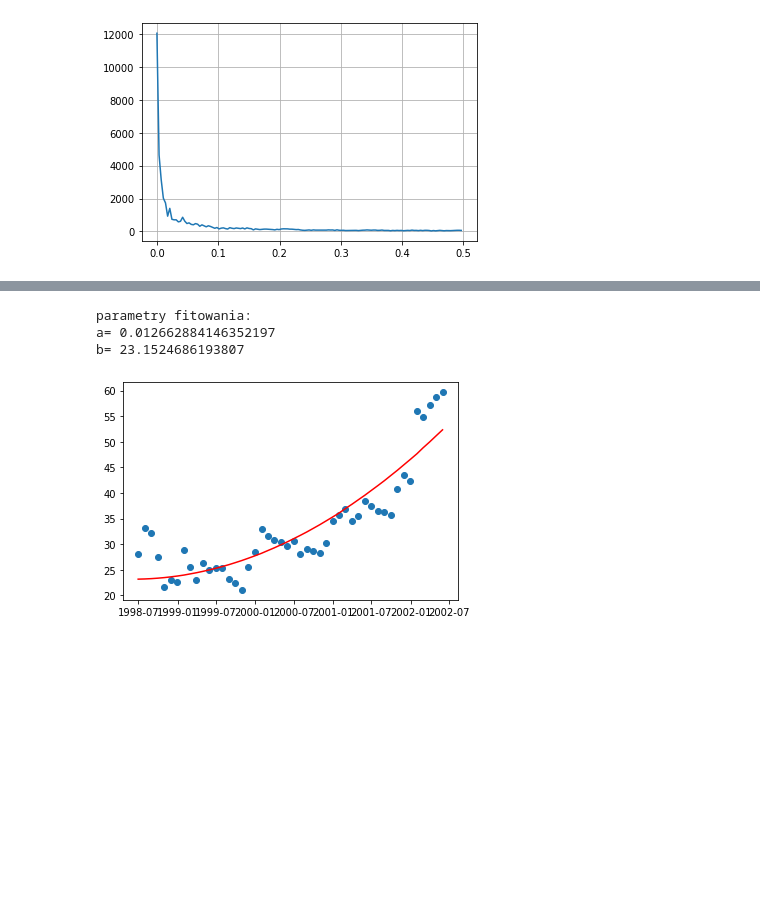
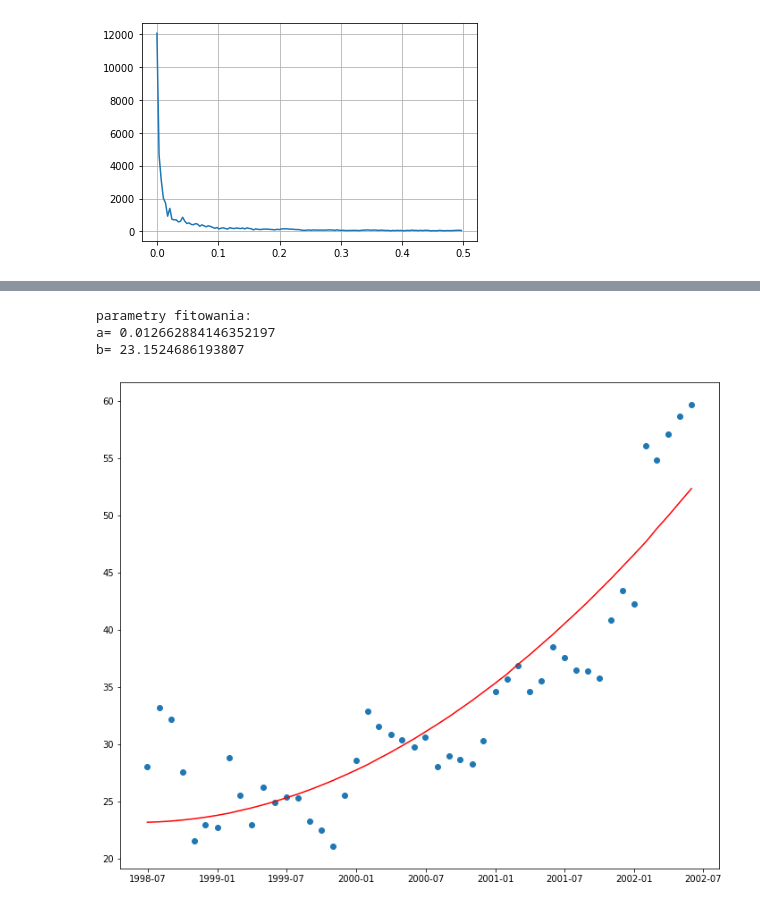
Before and after one commit to patrycjakalinska/stock-interpolation-aproximation, a Jupyter notebook: stock_interpolation_aproximation.ipynb, the cells around one changed output, grey strips where cells are left out. Drawn from its saved outputs; the diff is of its cells as text; code cells hidden in the pictures; blank space fills up the shorter version.

```diff
--- a/stock_interpolation_aproximation.ipynb
+++ b/stock_interpolation_aproximation.ipynb
@@ -313,23 +338,24 @@ b= 19.13778013726493
 # %%
 a = 2000
 b=440
 
-fitdata1 = df1.iloc[:48,0]
 fitx1 = np.linspace(1,48,48)
 fitvalue1 = df1.iloc[:48,2]
+fitdata1 = pd.to_datetime(df1.iloc[:48,0], format='%Y.%m.%d')
 
 
 def func(t, a, b):
   return a*t**2 + b
 
 p0 = [0,0]
 fit_params, covariance_matrix = curve_fit(func, fitx1, fitvalue1, p0 = p0)
 print("parametry fitowania: \na=", fit_params[0], "\nb=", fit_params[1])
+plt.figure(figsize=(12,10))
 plt.scatter(fitdata1,fitvalue1)
 plt.plot(fitdata1,func(fitx1, *fit_params), 'r')
 plt.show()
 # %% [output]
 parametry fitowania:
 a= 0.012662884146352197
 b= 23.1524686193807
-[figure, old version]
+[figure, new version]
```
Also changed, not shown: parts of 4 cells of this notebook.
